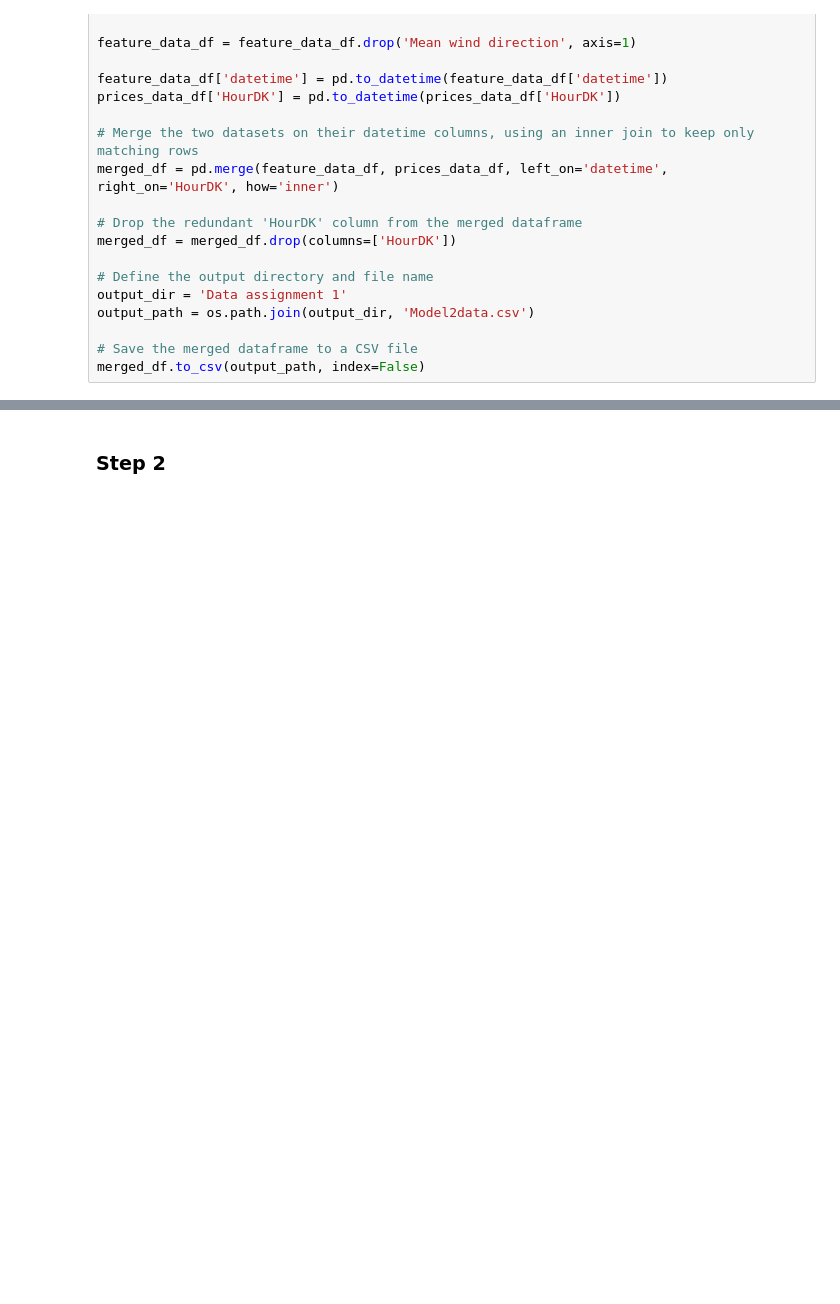
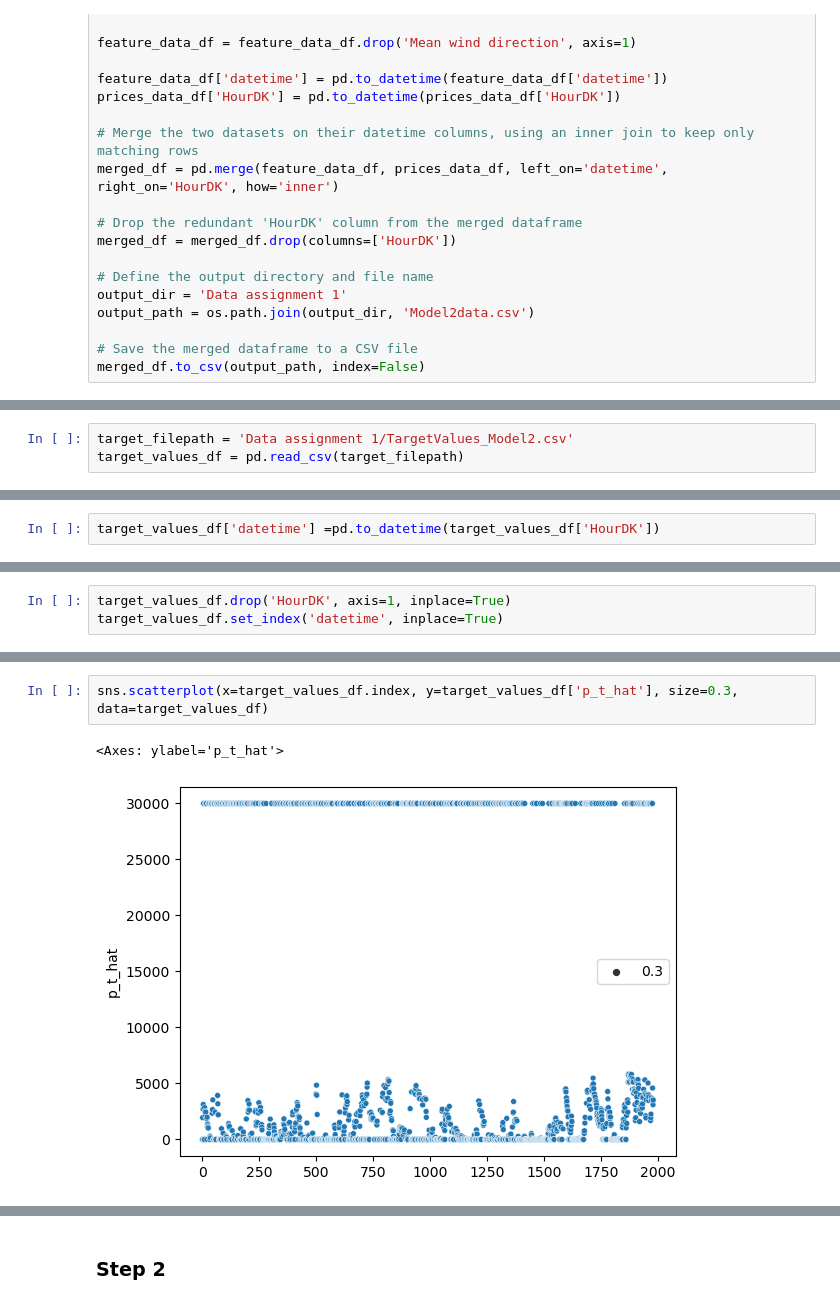
Before and after one commit to dzzz707/46765-ml-for-energy-systems, a Jupyter notebook: assignment1/model2.ipynb, the cells around one changed output, grey strips where cells are left out. Cells and saved outputs as stored; diff of their text form; blank space fills up the shorter version.

```diff
--- a/assignment1/model2.ipynb
+++ b/assignment1/model2.ipynb
@@ -48,0 +55,3 @@ merged_df.to_csv(output_path, index=False)
+# %%
+target_filepath = 'Data assignment 1/TargetValues_Model2.csv'
+target_values_df = pd.read_csv(target_filepath)
@@ -48,0 +74,2 @@ merged_df.to_csv(output_path, index=False)
+# %%
+target_values_df['datetime'] =pd.to_datetime(target_values_df['HourDK'])
@@ -48,0 +92,3 @@ merged_df.to_csv(output_path, index=False)
+# %%
+target_values_df.drop('HourDK', axis=1, inplace=True)
+target_values_df.set_index('datetime', inplace=True)
@@ -48,0 +111,5 @@ merged_df.to_csv(output_path, index=False)
+# %%
+sns.scatterplot(x=target_values_df.index, y=target_values_df['p_t_hat'], size=0.3, data=target_values_df)
+# %% [output]
+<Axes: ylabel='p_t_hat'>
+[figure, added]
```
Also changed, not shown: parts of 13 cells of this notebook.
